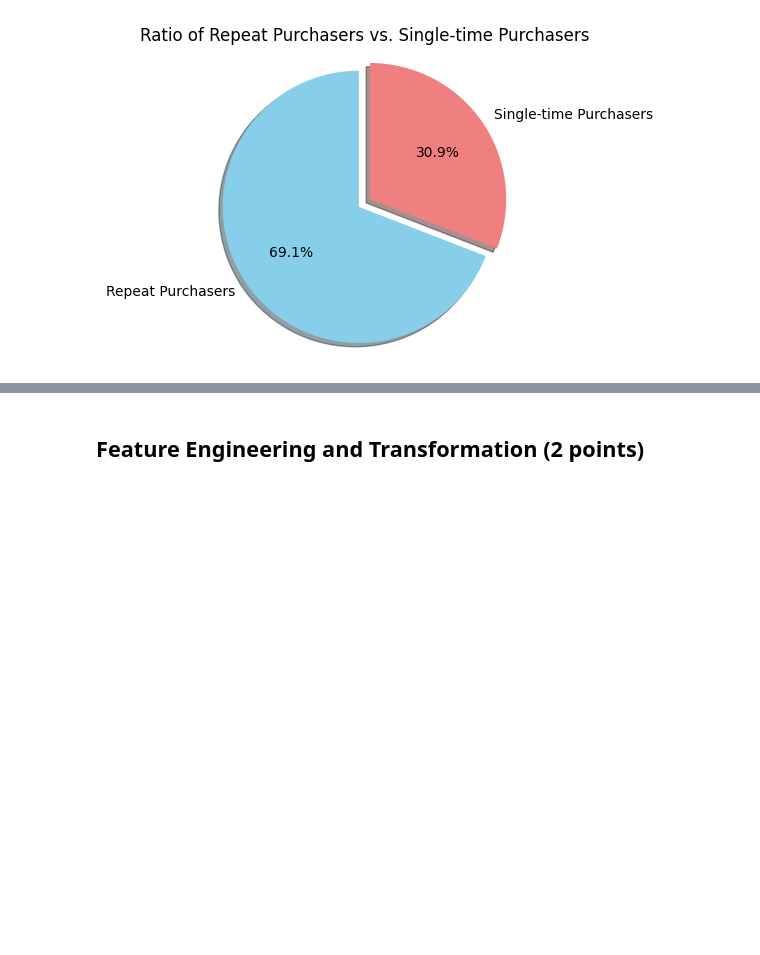
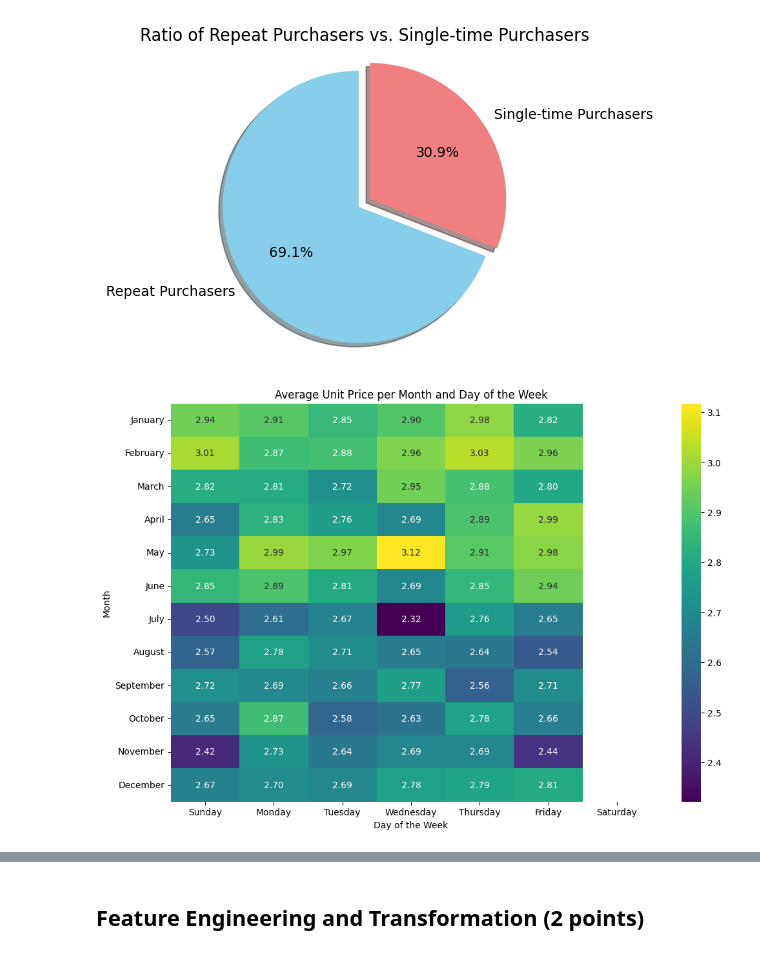
Before and after one commit to Shrutiba/iisc_cds, a Jupyter notebook: M2_NB_MiniProject_5_Customer_Segmentation_Kmeans.ipynb, the cells around one changed output, grey strips where cells are left out. Cells and saved outputs as stored; diff of their text form; code cells hidden in the pictures; blank space fills up the shorter version.

```diff
--- a/M2_NB_MiniProject_5_Customer_Segmentation_Kmeans.ipynb
+++ b/M2_NB_MiniProject_5_Customer_Segmentation_Kmeans.ipynb
@@ -300,3 +302,23 @@ plt.axis('equal')  # Equal aspect ratio ensures that pie is drawn as a circle.
 plt.show()
 # %% [output]
 [figure]
+# %%
+df['Month'] = df['InvoiceDate'].dt.month_name()
+
+heatmap_data = df.pivot_table(values ='UnitPrice', index='Month', columns='DayOfWeek', aggfunc='mean')
+
+month_order = ['January', 'February', 'March', 'April', 'May', 'June', 'July', 'August', 'September', 'October', 'November', 'December']
+heatmap_data = heatmap_data.reindex(month_order)
+
+week_order = ['Sunday','Monday','Tuesday','Wednesday','Thursday','Friday','Saturday']
+heatmap_data = heatmap_data.reindex(columns=week_order)
+
+
+plt.figure(figsize=(12, 8))
+sns.heatmap(heatmap_data, cmap='viridis', annot=True, fmt=".2f")
+plt.title('Average Unit Price per Month and Day of the Week')
+plt.xlabel('Day of the Week')
+plt.ylabel('Month')
+plt.show()
+# %% [output]
+[figure, added]
```
Also changed, not shown: parts of 6 cells of this notebook.
